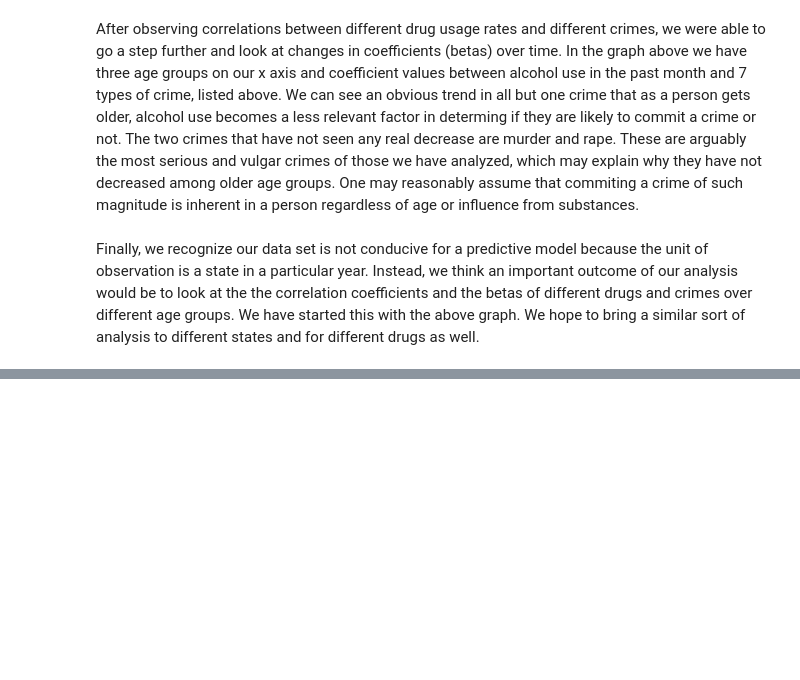
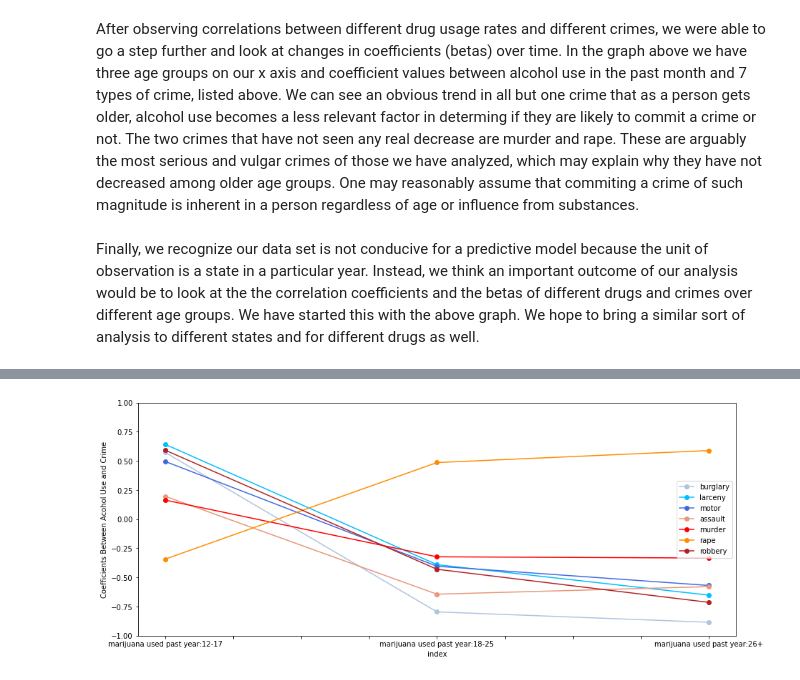
Before and after one commit to jlicht27/jlicht27.github.io, a Jupyter notebook: drugs.ipynb, the cells around one changed output, grey strips where cells are left out. Saved outputs shown, nothing was run; the diff lists cells and outputs as text; code cells hidden in the pictures; blank space fills up the shorter version.

```diff
--- a/drugs.ipynb
+++ b/drugs.ipynb
@@ -616,0 +587,5 @@ mae: 5.667877739331024
+# %%
+xs = ['marijuana used past year:12-17', 'marijuana used past year:18-25', 'marijuana used past year:26+']
+graph_coefs(la_sc, xs)
+# %% [output]
+[figure, added]
```
Also changed, not shown: parts of 22 cells of this notebook.
